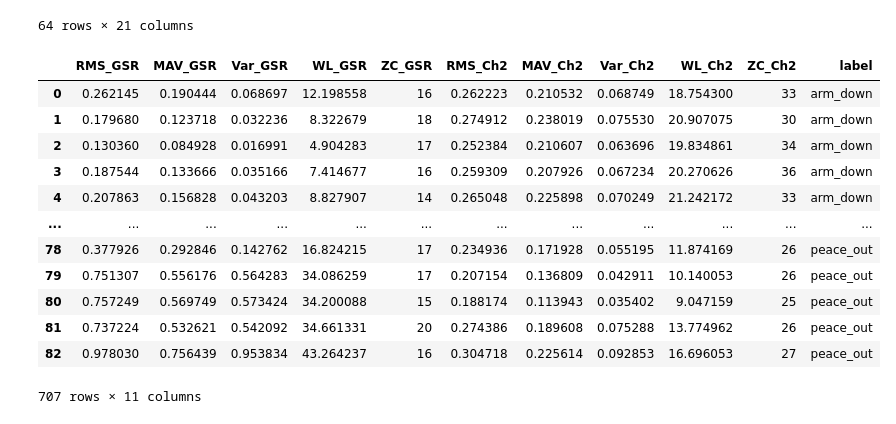
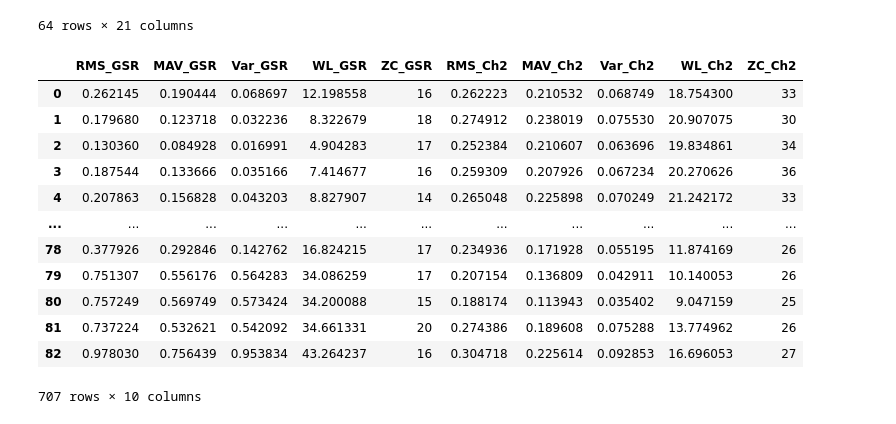
Before and after one commit to Victor-Lockwood/Hackathon-2026-Cosmic-Horror, a Jupyter notebook: src/feature_testing.ipynb, the cells around one changed output. Cells and saved outputs as stored; diff of their text form; code cells hidden in the pictures.

```diff
--- a/src/feature_testing.ipynb
+++ b/src/feature_testing.ipynb
@@ -141,37 +143,52 @@ result
 # %%
 csv_dict = {
     "arm_down": "../data/Cosmic_Horror/arm down_20260226_201414.csv",
     "arm_up": "../data/Cosmic_Horror/arm up side palm down_20260226_201448.csv",
     "fist_down_out": "../data/Cosmic_Horror/fist-down-out_20260226_201320.csv",
     "fist_down_up": "../data/Cosmic_Horror/fist-down-up_20260226_201341.csv",
     "palm_down_out": "../data/Cosmic_Horror/palm-down-out_20260226_201210.csv",
     "palm_down_up": "../data/Cosmic_Horror/palm-down-up_20260226_201238.csv",
     "palm_up_out": "../data/Cosmic_Horror/palm-up-out_20260226_200912.csv",
     "peace_out": "../data/Cosmic_Horror/peace out_20260226_201518.csv"
 }
 
-def batch_pipeline(csv_dictionary: dict, fs, window_size, overlap):
+def batch_pipeline(csv_dictionary: dict, fs, window_size, overlap, standardize=False):
     df_batch = pd.DataFrame()
 
     for key, val in csv_dictionary.items():
         csv_df = pipeline(val, fs, window_size, overlap, key)
         df_batch = pd.concat([df_batch, csv_df])
 
-    return df_batch
+    feature_cols = df_batch.columns[:-1]
+    label_col = df_batch.columns[-1]
 
-batch_df = batch_pipeline(csv_dict, 250, 250, 0.5)
-batch_df
+    if standardize:
+        scaler = StandardScaler()
+
+
+        X = df_batch[feature_cols]
+        Y = df_batch[label_col]
+
+        X_scaled = scaler.fit_transform(X)
+        final_df = pd.DataFrame(X_scaled, columns=feature_cols, index=df_batch.index)
+        final_df[label_col] = Y
+        return X, Y
+
+    return df_batch[feature_cols], df_batch[label_col]
+
+X_batch, y_batch = batch_pipeline(csv_dict, 250, 250, 0.5, True)
+X_batch
 # %% [output]
-|  | RMS_GSR | MAV_GSR | Var_GSR | WL_GSR | ZC_GSR | RMS_Ch2 | MAV_Ch2 | Var_Ch2 | WL_Ch2 | ZC_Ch2 | label |
-| 0 | 0.262145 | 0.190444 | 0.068697 | 12.198558 | 16 | 0.262223 | 0.210532 | 0.068749 | 18.754300 | 33 | arm_down |
-| 1 | 0.179680 | 0.123718 | 0.032236 | 8.322679 | 18 | 0.274912 | 0.238019 | 0.075530 | 20.907075 | 30 | arm_down |
-| 2 | 0.130360 | 0.084928 | 0.016991 | 4.904283 | 17 | 0.252384 | 0.210607 | 0.063696 | 19.834861 | 34 | arm_down |
-| 3 | 0.187544 | 0.133666 | 0.035166 | 7.414677 | 16 | 0.259309 | 0.207926 | 0.067234 | 20.270626 | 36 | arm_down |
-| 4 | 0.207863 | 0.156828 | 0.043203 | 8.827907 | 14 | 0.265048 | 0.225898 | 0.070249 | 21.242172 | 33 | arm_down |
-| ... | ... | ... | ... | ... | ... | ... | ... | ... | ... | ... | ... |
-| 78 | 0.377926 | 0.292846 | 0.142762 | 16.824215 | 17 | 0.234936 | 0.171928 | 0.055195 | 11.874169 | 26 | peace_out |
-| 79 | 0.751307 | 0.556176 | 0.564283 | 34.086259 | 17 | 0.207154 | 0.136809 | 0.042911 | 10.140053 | 26 | peace_out |
-| 80 | 0.757249 | 0.569749 | 0.573424 | 34.200088 | 15 | 0.188174 | 0.113943 | 0.035402 | 9.047159 | 25 | peace_out |
-| 81 | 0.737224 | 0.532621 | 0.542092 | 34.661331 | 20 | 0.274386 | 0.189608 | 0.075288 | 13.774962 | 26 | peace_out |
-| 82 | 0.978030 | 0.756439 | 0.953834 | 43.264237 | 16 | 0.304718 | 0.225614 | 0.092853 | 16.696053 | 27 | peace_out |
+|  | RMS_GSR | MAV_GSR | Var_GSR | WL_GSR | ZC_GSR | RMS_Ch2 | MAV_Ch2 | Var_Ch2 | WL_Ch2 | ZC_Ch2 |
+| 0 | 0.262145 | 0.190444 | 0.068697 | 12.198558 | 16 | 0.262223 | 0.210532 | 0.068749 | 18.754300 | 33 |
+| 1 | 0.179680 | 0.123718 | 0.032236 | 8.322679 | 18 | 0.274912 | 0.238019 | 0.075530 | 20.907075 | 30 |
+| 2 | 0.130360 | 0.084928 | 0.016991 | 4.904283 | 17 | 0.252384 | 0.210607 | 0.063696 | 19.834861 | 34 |
+| 3 | 0.187544 | 0.133666 | 0.035166 | 7.414677 | 16 | 0.259309 | 0.207926 | 0.067234 | 20.270626 | 36 |
+| 4 | 0.207863 | 0.156828 | 0.043203 | 8.827907 | 14 | 0.265048 | 0.225898 | 0.070249 | 21.242172 | 33 |
+| ... | ... | ... | ... | ... | ... | ... | ... | ... | ... | ... |
+| 78 | 0.377926 | 0.292846 | 0.142762 | 16.824215 | 17 | 0.234936 | 0.171928 | 0.055195 | 11.874169 | 26 |
+| 79 | 0.751307 | 0.556176 | 0.564283 | 34.086259 | 17 | 0.207154 | 0.136809 | 0.042911 | 10.140053 | 26 |
+| 80 | 0.757249 | 0.569749 | 0.573424 | 34.200088 | 15 | 0.188174 | 0.113943 | 0.035402 | 9.047159 | 25 |
+| 81 | 0.737224 | 0.532621 | 0.542092 | 34.661331 | 20 | 0.274386 | 0.189608 | 0.075288 | 13.774962 | 26 |
+| 82 | 0.978030 | 0.756439 | 0.953834 | 43.264237 | 16 | 0.304718 | 0.225614 | 0.092853 | 16.696053 | 27 |
-707 rows × 11 columns
+707 rows × 10 columns
```
Also changed, not shown: parts of 3 cells of this notebook, 1 other file.
